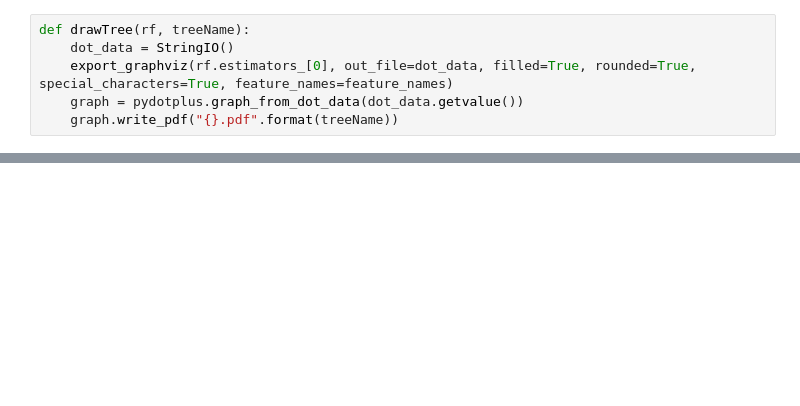
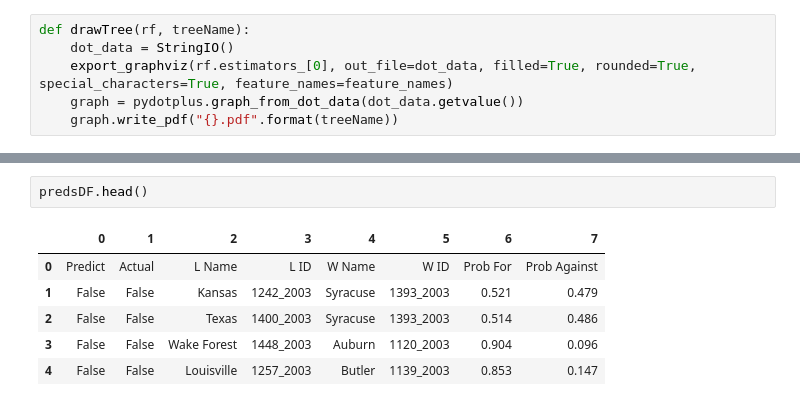
Before and after one commit to dlernz/march_madness, a Jupyter notebook: Predicting March Madness Games using Random Forests.ipynb, the cells around one changed output, grey strips where cells are left out. Cells and saved outputs as stored; diff of their text form; blank space fills up the shorter version.

```diff
--- a/Predicting March Madness Games using Random Forests.ipynb
+++ b/Predicting March Madness Games using Random Forests.ipynb
@@ -296,0 +305,9 @@ predsDF
+# %%
+predsDF.head()
+# %% [output]
+|  | 0 | 1 | 2 | 3 | 4 | 5 | 6 | 7 |
+| 0 | Predict | Actual | L Name | L ID | W Name | W ID | Prob For | Prob Against |
+| 1 | False | False | Kansas | 1242_2003 | Syracuse | 1393_2003 | 0.521 | 0.479 |
+| 2 | False | False | Texas | 1400_2003 | Syracuse | 1393_2003 | 0.514 | 0.486 |
+| 3 | False | False | Wake Forest | 1448_2003 | Auburn | 1120_2003 | 0.904 | 0.096 |
+| 4 | False | False | Louisville | 1257_2003 | Butler | 1139_2003 | 0.853 | 0.147 |
```
Also changed, not shown: parts of 9 cells of this notebook.
